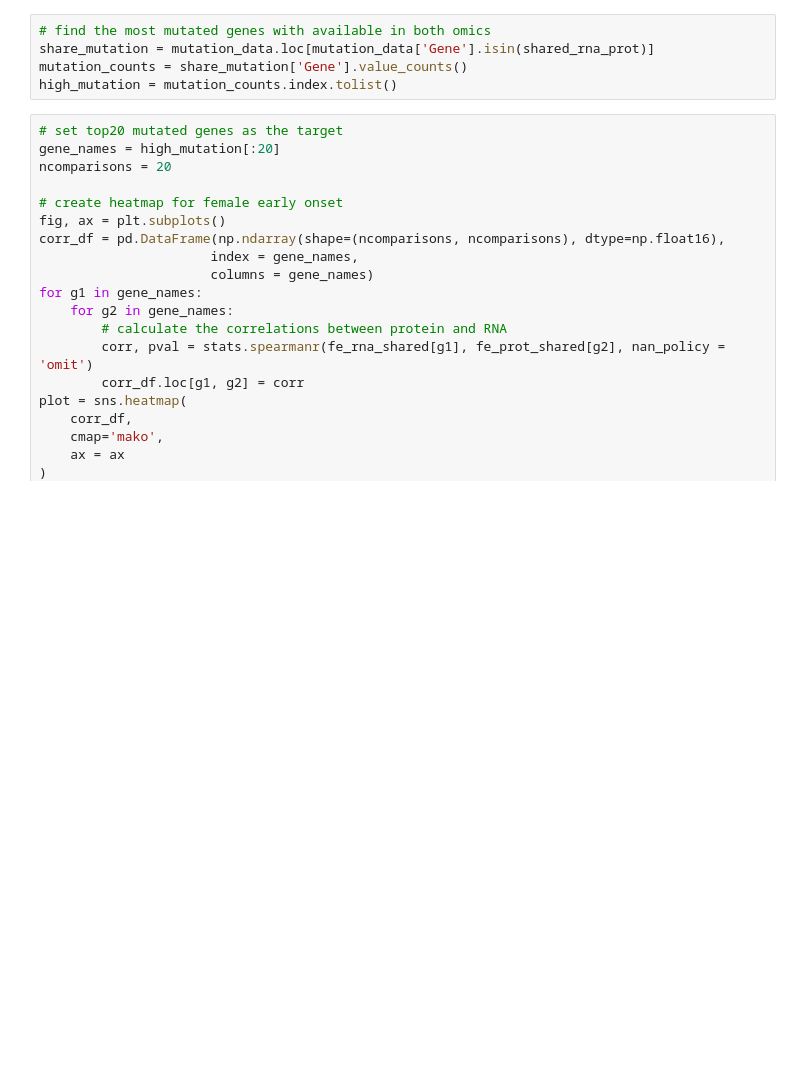
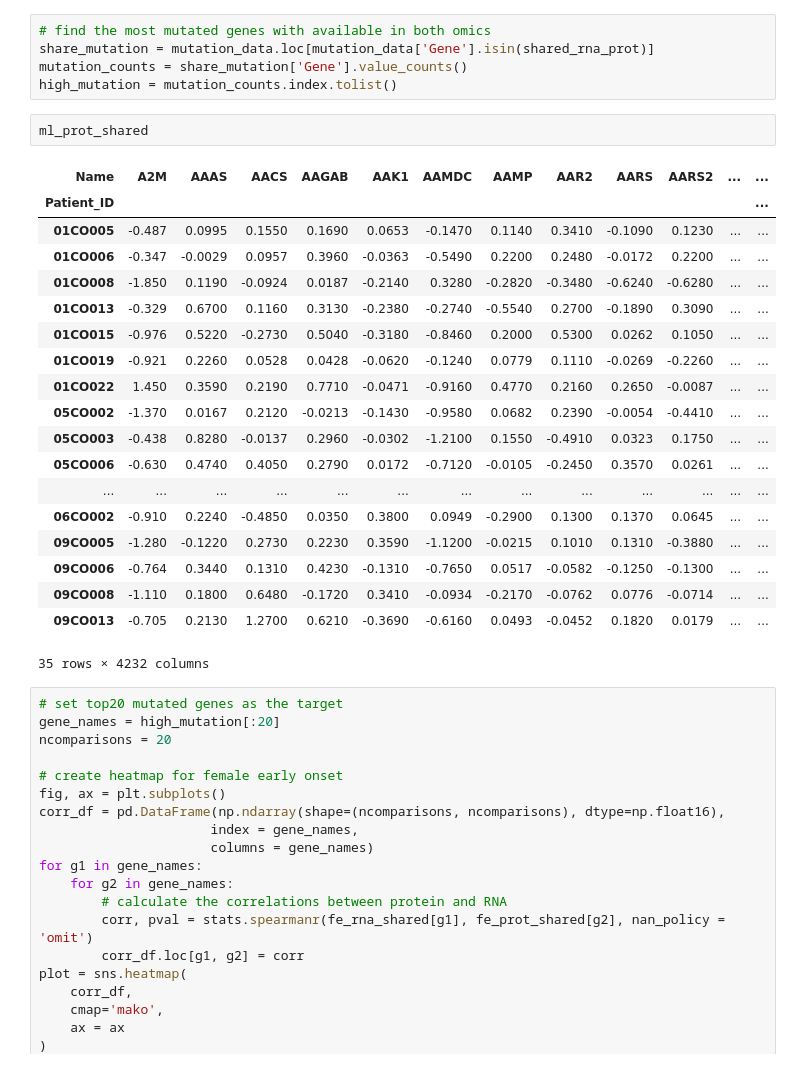
Before and after one commit to SoniaQi/qbio_490_sonia, a Jupyter notebook: final_project/Final Project Heatmap.ipynb, the cells around one changed output. Saved outputs shown, nothing was run; the diff lists cells and outputs as text; blank space fills up the shorter version.

```diff
--- a/final_project/Final Project Heatmap.ipynb
+++ b/final_project/Final Project Heatmap.ipynb
@@ -147,6 +222,28 @@ ml_prot_shared = ml_prot.loc[:, shared_rna_prot]
 share_mutation = mutation_data.loc[mutation_data['Gene'].isin(shared_rna_prot)]
 mutation_counts = share_mutation['Gene'].value_counts()
 high_mutation = mutation_counts.index.tolist()
+# %%
+ml_prot_shared
+# %% [output]
+| Name | A2M | AAAS | AACS | AAGAB | AAK1 | AAMDC | AAMP | AAR2 | AARS | AARS2 | ... | ... |
+| Patient_ID |  |  |  |  |  |  |  |  |  |  |  | ... |
+| 01CO005 | -0.487 | 0.0995 | 0.1550 | 0.1690 | 0.0653 | -0.1470 | 0.1140 | 0.3410 | -0.1090 | 0.1230 | ... | ... |
+| 01CO006 | -0.347 | -0.0029 | 0.0957 | 0.3960 | -0.0363 | -0.5490 | 0.2200 | 0.2480 | -0.0172 | 0.2200 | ... | ... |
+| 01CO008 | -1.850 | 0.1190 | -0.0924 | 0.0187 | -0.2140 | 0.3280 | -0.2820 | -0.3480 | -0.6240 | -0.6280 | ... | ... |
+| 01CO013 | -0.329 | 0.6700 | 0.1160 | 0.3130 | -0.2380 | -0.2740 | -0.5540 | 0.2700 | -0.1890 | 0.3090 | ... | ... |
+| 01CO015 | -0.976 | 0.5220 | -0.2730 | 0.5040 | -0.3180 | -0.8460 | 0.2000 | 0.5300 | 0.0262 | 0.1050 | ... | ... |
+| 01CO019 | -0.921 | 0.2260 | 0.0528 | 0.0428 | -0.0620 | -0.1240 | 0.0779 | 0.1110 | -0.0269 | -0.2260 | ... | ... |
+| 01CO022 | 1.450 | 0.3590 | 0.2190 | 0.7710 | -0.0471 | -0.9160 | 0.4770 | 0.2160 | 0.2650 | -0.0087 | ... | ... |
+| 05CO002 | -1.370 | 0.0167 | 0.2120 | -0.0213 | -0.1430 | -0.9580 | 0.0682 | 0.2390 | -0.0054 | -0.4410 | ... | ... |
+| 05CO003 | -0.438 | 0.8280 | -0.0137 | 0.2960 | -0.0302 | -1.2100 | 0.1550 | -0.4910 | 0.0323 | 0.1750 | ... | ... |
+| 05CO006 | -0.630 | 0.4740 | 0.4050 | 0.2790 | 0.0172 | -0.7120 | -0.0105 | -0.2450 | 0.3570 | 0.0261 | ... | ... |
+| ... | ... | ... | ... | ... | ... | ... | ... | ... | ... | ... | ... | ... |
+| 06CO002 | -0.910 | 0.2240 | -0.4850 | 0.0350 | 0.3800 | 0.0949 | -0.2900 | 0.1300 | 0.1370 | 0.0645 | ... | ... |
+| 09CO005 | -1.280 | -0.1220 | 0.2730 | 0.2230 | 0.3590 | -1.1200 | -0.0215 | 0.1010 | 0.1310 | -0.3880 | ... | ... |
+| 09CO006 | -0.764 | 0.3440 | 0.1310 | 0.4230 | -0.1310 | -0.7650 | 0.0517 | -0.0582 | -0.1250 | -0.1300 | ... | ... |
+| 09CO008 | -1.110 | 0.1800 | 0.6480 | -0.1720 | 0.3410 | -0.0934 | -0.2170 | -0.0762 | 0.0776 | -0.0714 | ... | ... |
+| 09CO013 | -0.705 | 0.2130 | 1.2700 | 0.6210 | -0.3690 | -0.6160 | 0.0493 | -0.0452 | 0.1820 | 0.0179 | ... | ... |
+35 rows × 4232 columns
 # %%
 # set top20 mutated genes as the target
 gene_names = high_mutation[:20]
```
Also changed, not shown: parts of 8 cells of this notebook.
